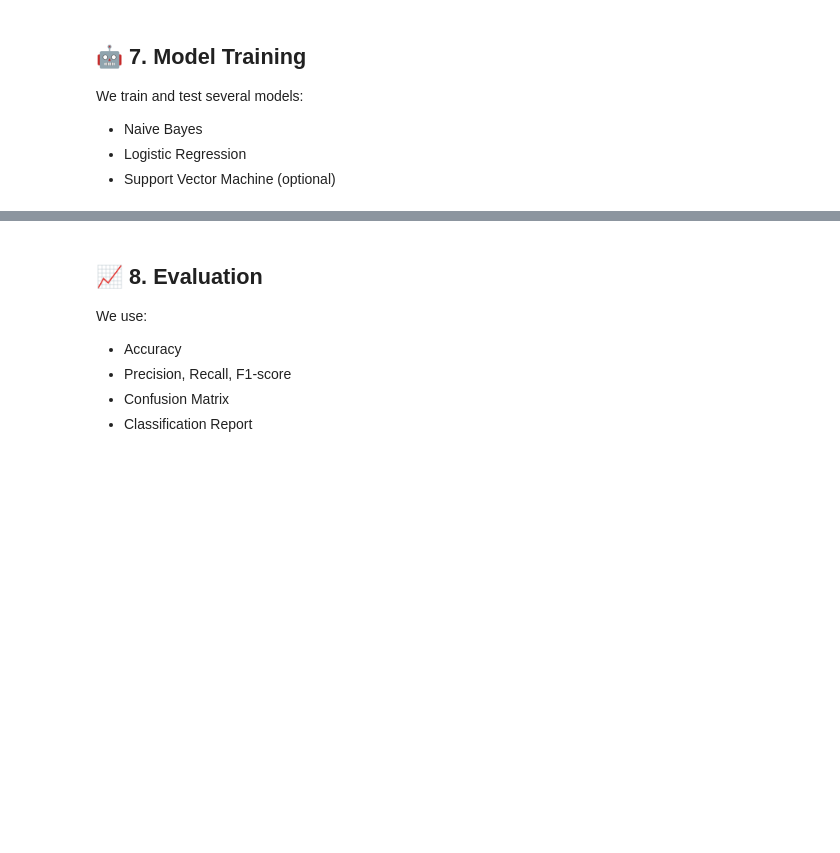
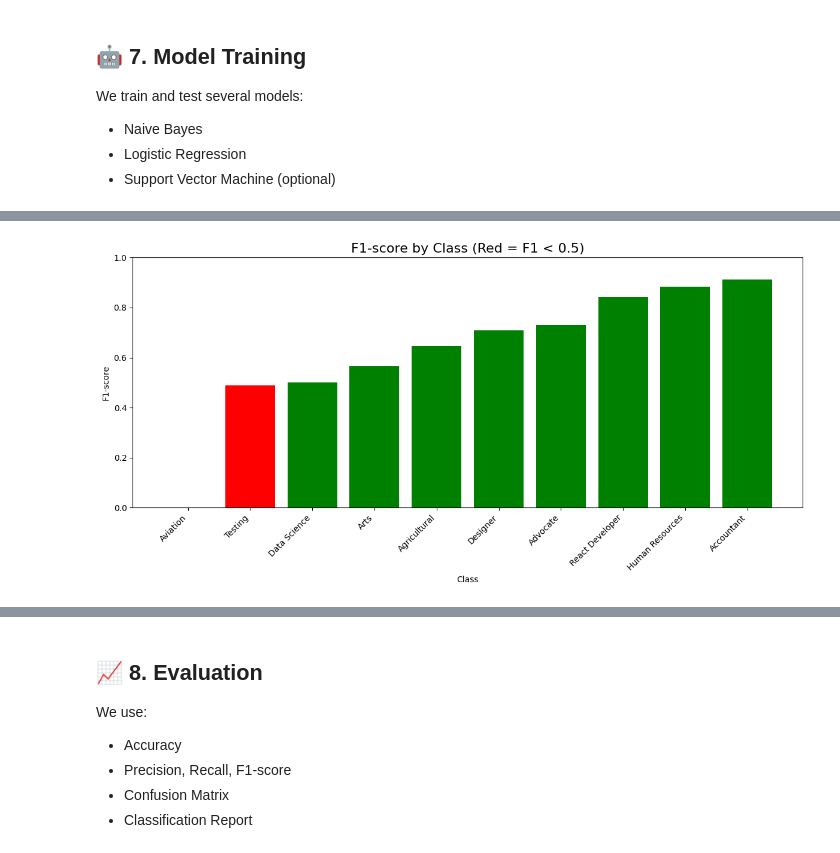
Before and after one commit to Edelan89/Resume_Classifier_with_NLP, a Jupyter notebook: Resume_Classifier_with_NLP.ipynb, the cells around one changed output, grey strips where cells are left out. Saved outputs shown, nothing was run; the diff lists cells and outputs as text; code cells hidden in the pictures; blank space fills up the shorter version.

```diff
--- a/Resume_Classifier_with_NLP.ipynb
+++ b/Resume_Classifier_with_NLP.ipynb
@@ -434,0 +519,38 @@ We train and test several models:
+# %%
+import matplotlib.pyplot as plt
+import seaborn as sns
+from sklearn.metrics import classification_report
+import pandas as pd
+
+# Generate the classification report as a dictionary
+report_dict = classification_report(y_test, y_pred, output_dict=True)
+
+# Convert to DataFrame
+df_report = pd.DataFrame(report_dict).transpose().reset_index()
+df_report = df_report.rename(columns={"index": "class"})
+
+# Filter only actual classes
+df_classes = df_report[~df_report['class'].isin(['accuracy', 'macro avg', 'weighted avg'])]
+
+# Sort by F1-score
+df_classes = df_classes.sort_values(by="f1-score", ascending=True)
+
+# Crear una columna para el color (rojo si F1 < 0.5, gris si no)
+df_classes["color"] = df_classes["f1-score"].apply(lambda x: "red" if x < 0.5 else "green")
+
+# Graficar SOLO el F1-score con color personalizado
+plt.figure(figsize=(12, 6))
+bars = plt.bar(df_classes["class"], df_classes["f1-score"], color=df_classes["color"])
+
+# Etiquetas y estilo
+plt.xticks(rotation=45, ha="right")
+plt.ylim(0, 1)
+plt.title("F1-score by Class (Red = F1 < 0.5)", fontsize=16)
+plt.ylabel("F1-score")
+plt.xlabel("Class")
+plt.tight_layout()
+
+# Mostrar gráfico
+plt.show()
+# %% [output]
+[figure, added]
```
Also changed, not shown: parts of 10 cells of this notebook.
